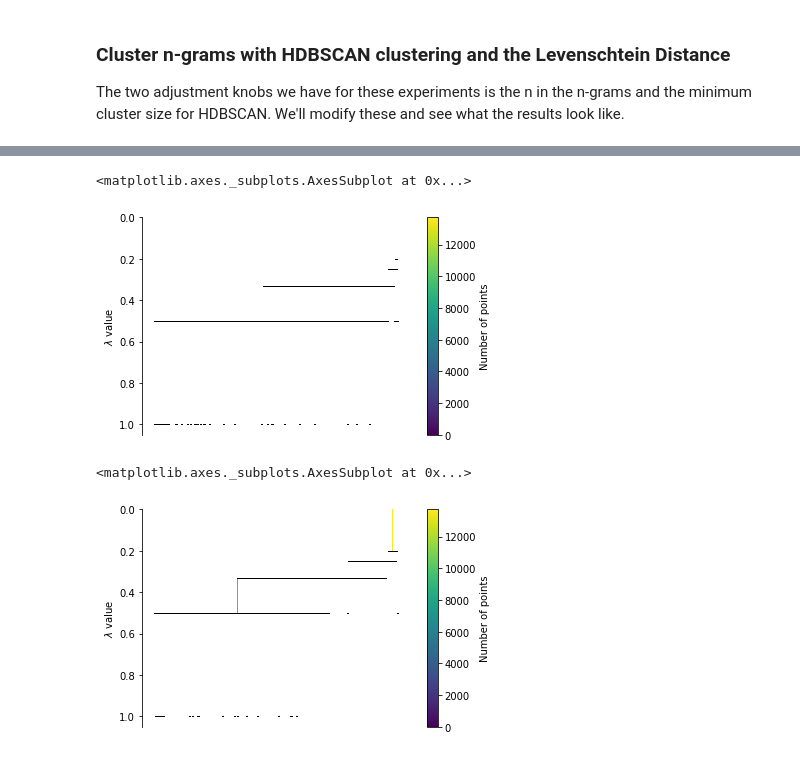
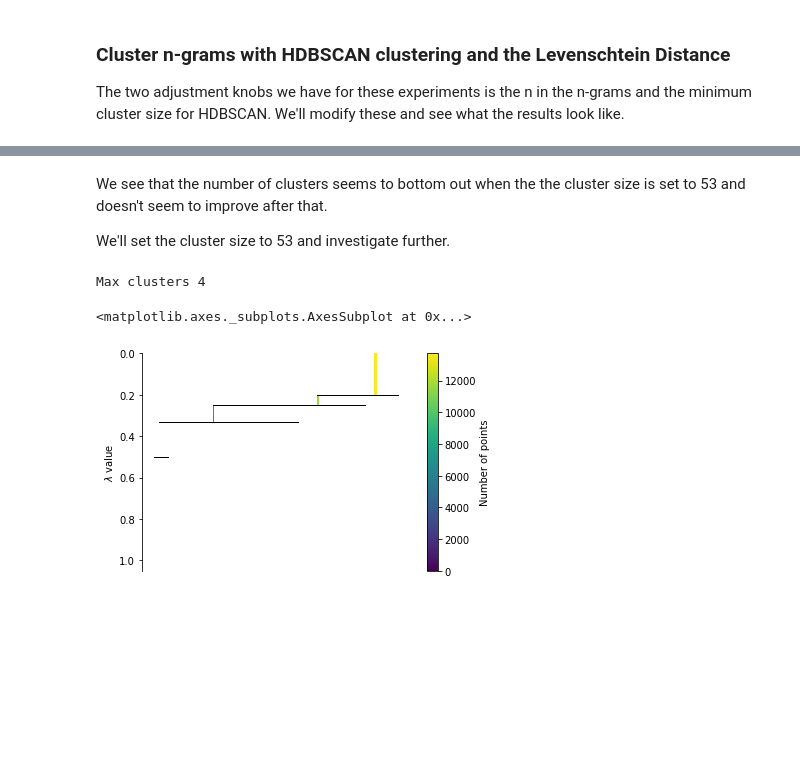
Before and after one commit to robertwatkins/playground-robert, a Jupyter notebook: Python/Jupyter/apache/ApacheNGram.ipynb, the cells around one changed output, grey strips where cells are left out. Saved outputs shown, nothing was run; the diff lists cells and outputs as text; code cells hidden in the pictures; blank space fills up the shorter version.

Commit message:
graphed cluster count based on min cluster size

```diff
--- a/Python/Jupyter/apache/ApacheNGram.ipynb
+++ b/Python/Jupyter/apache/ApacheNGram.ipynb
@@ -376,0 +379,10 @@ print("Distance Matrix: \n", distance_matrix)
+# %%
+
+for i in range(11,100):
+    results = []
+    clust_number = i
+    clusterer = hdbscan.HDBSCAN(min_cluster_size=clust_number, metric='precomputed')
+    clusterer.fit(distance_matrix)
+    results.append([i,clusterer.labels_.max()])
+
+plt.plot(results)
@@ -377,18 +393,15 @@ print("Distance Matrix: \n", distance_matrix)
+# %% [markdown]
+We see that the number of clusters seems to bottom out when the the cluster size is set to 53 and doesn't seem to improve after that.
+
+We'll set the cluster size to 53 and investigate further.
 # %%
 #generate clusters
-clust_number = 2
+clust_number = 53
 clusterer = hdbscan.HDBSCAN(min_cluster_size=clust_number, metric='precomputed')
 clusterer.fit(distance_matrix)
+print("Max clusters", clusterer.labels_.max())
 clusterer.condensed_tree_.plot()
 # %% [output]
-<matplotlib.axes._subplots.AxesSubplot at 0x...>
+Max clusters 4
+<matplotlib.axes._subplots.AxesSubplot at 0x...>
-[figure, old version]
+[figure, new version]
-# %%
-#generate clusters
-clust_number = 3
-clusterer = hdbscan.HDBSCAN(min_cluster_size=clust_number, metric='precomputed')
-clusterer.fit(distance_matrix)
-clusterer.condensed_tree_.plot()
-# %% [output]
-<matplotlib.axes._subplots.AxesSubplot at 0x...>
-[figure, removed]
```
Also changed, not shown: parts of 9 cells of this notebook.
